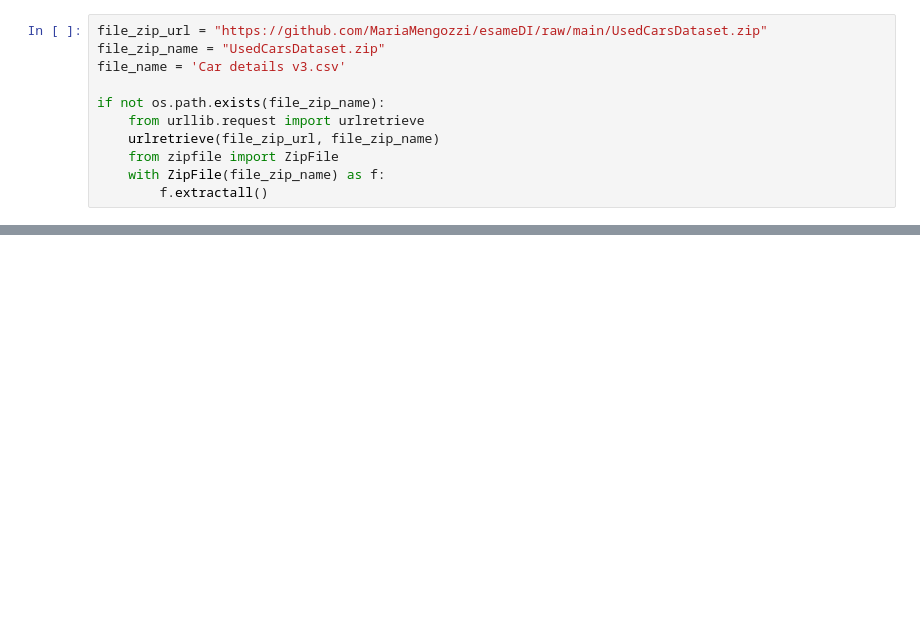
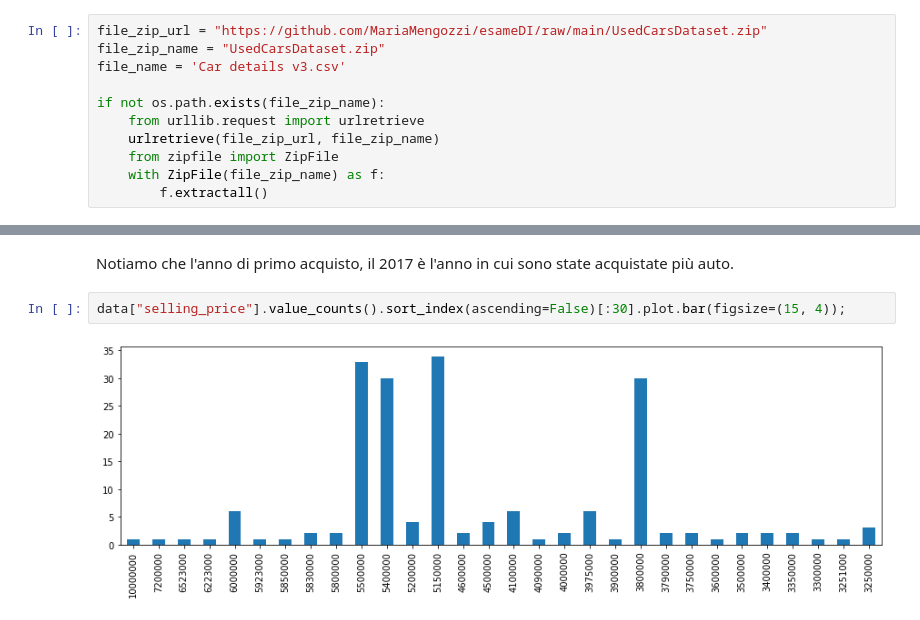
Before and after one commit to MariaMengozzi/esameDI, a Jupyter notebook: Progetto_esame_DI.ipynb, the cells around one changed output, grey strips where cells are left out. Drawn from its saved outputs; the diff is of its cells as text; blank space fills up the shorter version.

```diff
--- a/Progetto_esame_DI.ipynb
+++ b/Progetto_esame_DI.ipynb
@@ -45,0 +346,6 @@ with open(file_name) as dataFile:
+# %% [markdown]
+Notiamo che l'anno di primo acquisto, il 2017 è l'anno in cui sono state acquistate più auto.
+# %%
+data["selling_price"].value_counts().sort_index(ascending=False)[:30].plot.bar(figsize=(15, 4));
+# %% [output]
+[figure, added]
```
Also changed, not shown: parts of 120 cells of this notebook.
